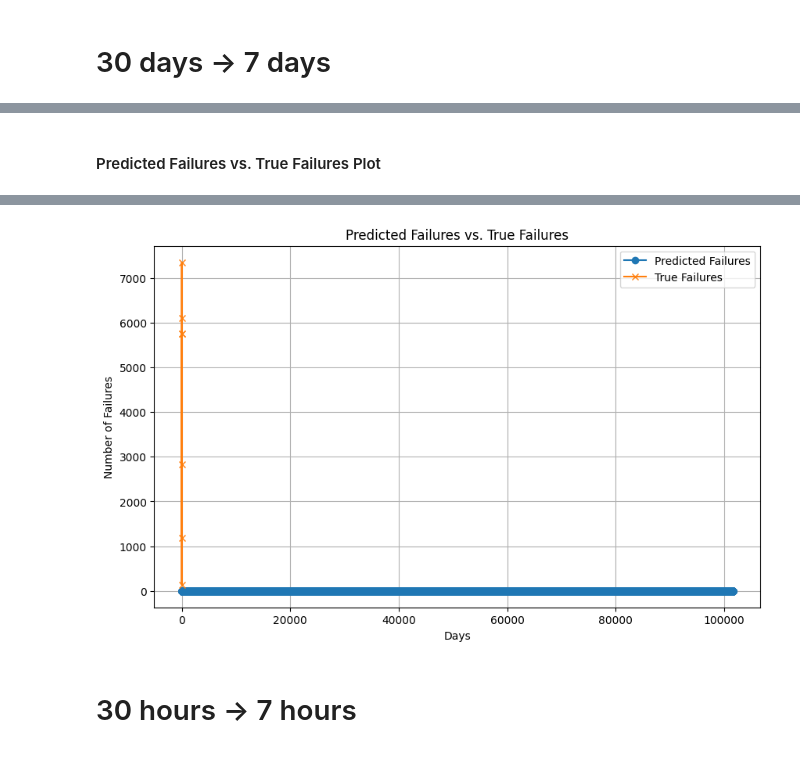
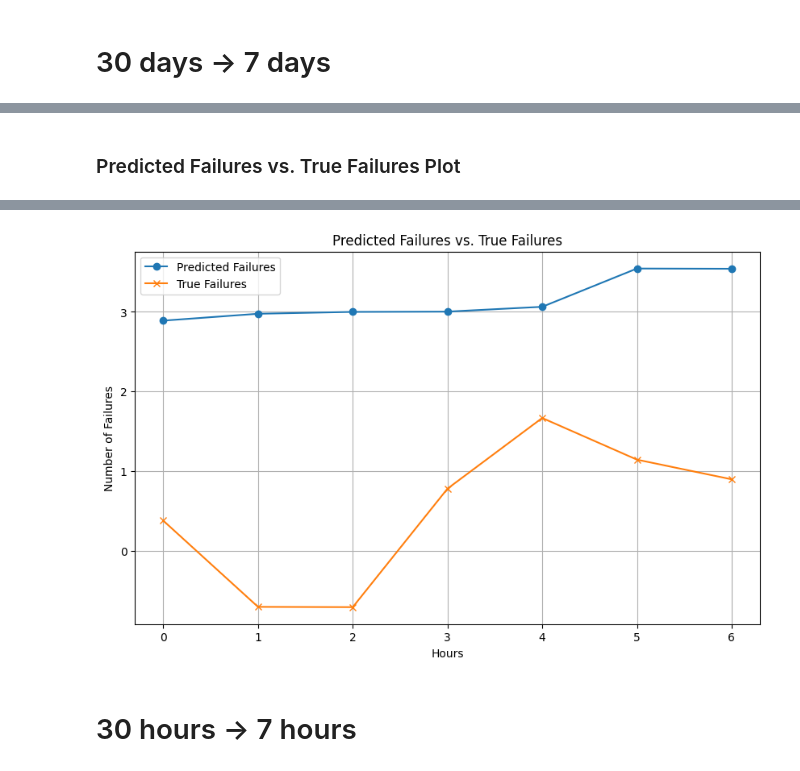
Before and after one commit to yyzangg/honours-programme-project, a Jupyter notebook: LSTM.ipynb, the cells around one changed output, grey strips where cells are left out. Cells and saved outputs as stored; diff of their text form; code cells hidden in the pictures.

```diff
--- a/LSTM.ipynb
+++ b/LSTM.ipynb
@@ -18,8 +19,7 @@ warnings.filterwarnings('ignore')
 file_path = "myData2.parquet"
 df = pd.read_parquet(file_path)
 # %%
-selected_features = ['timestamp_seconds',
-                     'node_memory_Percpu_bytes',
+selected_features = ['node_memory_Percpu_bytes',
                      'node_context_switches_total',
                      'surfsara_power_usage',
                      'node_netstat_Tcp_InSegs',
@@ -27,5 +27,4 @@ selected_features = ['timestamp_seconds',
                      'node_network_transmit_packets_total-sum',
                      'node_filesystem_size_bytes-sum',
                      'node_filesystem_files-sum',
-                     'node_memory_MemFree_bytes',
-                     'node_netstat_Tcp_InErrs']
+                     'node_memory_MemFree_bytes']
@@ -65,7 +57,16 @@ early_stopping = EarlyStopping(monitor='val_loss', patience=3, restore_best_weig
 def prepare_lstm_data(data, time_interval):
     data.set_index('timestamp', inplace=True)
     data_resampled = data.resample(time_interval).sum()
-    # data_resampled['target'] = data_resampled['target'].clip(upper=1)  # Clip values to 1
+
+    target_mean = data_resampled['target'].mean()
+    target_std = data_resampled['target'].std()
+    data_resampled['target'] = (data_resampled['target'] - target_mean) / target_std
+
+    target_min = data_resampled['target'].min()
+    target_max = data_resampled['target'].max()
+    print("Minimum value of target variable:", target_min)
+    print("Maximum value of target variable:", target_max)
+
     return data_resampled
 # %%
 # Function to create sequences for LSTM
@@ -206,23 +236,36 @@ plt.show()
 # %% [markdown]
-#### Predicted Failures vs. True Failures Plot
+### Predicted Failures vs. True Failures Plot
 # %%
-# Define the number of days to make predictions
-num_days = 7  # Change if needed
+index_day = 14
 
-# Make predictions for the specified number of days
-predicted_failures = predict_future_failures(lstm_model_day, input_data, sequence_length, num_days)
+input_data = X_test_day[index_day]  # Can be any valid starting point
+
+# Make predictions
+predicted_failures_day = predict_future_failures(lstm_model_day, input_data, sequence_length, prediction_steps)#prediction_steps
 
 # Denormalize the predicted failures
-predicted_failures_denormalized = predicted_failures * (lstm_data_day['target'].max() - lstm_data_day['target'].min()) + lstm_data_day['target'].min()
+predicted_failures_denormalized_day = np.array(predicted_failures_day) * (lstm_data_day['target'].max() - lstm_data_day['target'].min()) + lstm_data_day['target'].min()
 
-# Get the true failures for the specified number of days
-true_failures = y_test_day[0:0+num_days]  # Adjust the range as needed
+# Get the true failures for the specified number of hours
+true_failures_day = y_test_day[index_day:index_day + prediction_steps]  # Adjust the range as needed #prediction_steps
+
+# Print the predicted failures
+print("Predicted failures for the next 7 days:")
+print(predicted_failures_denormalized_day)
+
+# Evaluate the predictions using Mean Squared Error
+mse_predictions = np.mean((predicted_failures_day - true_failures_day)**2)
+print(f'\nMean Squared Error for Predictions: {mse_predictions:.4f}\n')
+
+# Evaluate the predictions using Mean Absolute Error
+mae_predictions = np.mean(np.abs(predicted_failures_day - true_failures_day))
+print(f'Mean Absolute Error for Predictions: {mae_predictions:.4f}')
 
 # Plot predicted failures vs. true failures
 plt.figure(figsize=(10, 6))
-plt.plot(predicted_failures_denormalized, label='Predicted Failures', marker='o')
-plt.plot(true_failures, label='True Failures', marker='x')
-plt.xlabel('Days')
+plt.plot(predicted_failures_denormalized_day, label='Predicted Failures', marker='o')
+plt.plot(true_failures_day, label='True Failures', marker='x')
+plt.xlabel('Hours')
 plt.ylabel('Number of Failures')
 plt.title('Predicted Failures vs. True Failures')
 plt.legend()
@@ -239,4 +288,4 @@ plt.show()
-[figure, old version]
+[figure, new version]
 # %% [markdown]
 # 30 hours -> 7 hours
 # %%
```
Also changed, not shown: parts of 29 cells of this notebook, 4 other files.
